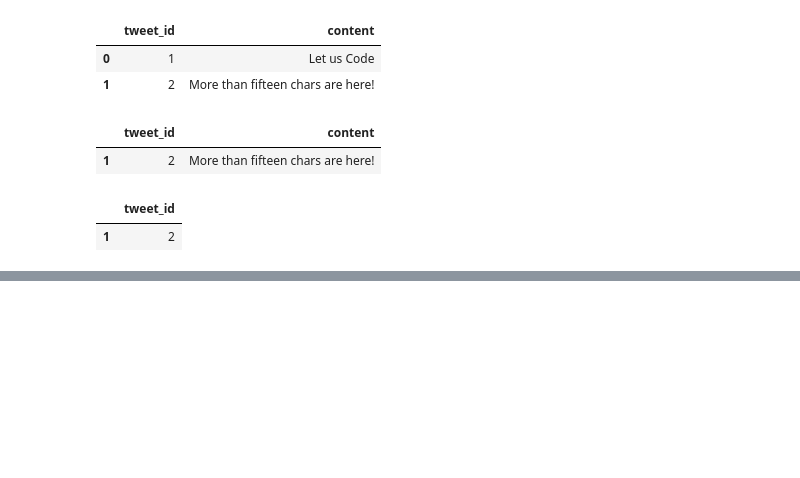
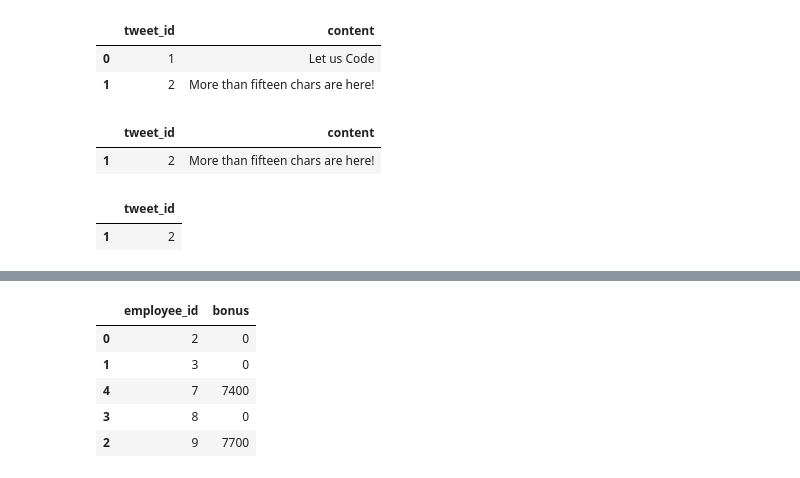
Before and after one commit to sayanarajasekhar/pandas, a Jupyter notebook: Leetcode_Pandas.ipynb, the cells around one changed output, grey strips where cells are left out. Cells and saved outputs as stored; diff of their text form; code cells hidden in the pictures; blank space fills up the shorter version.

```diff
--- a/Leetcode_Pandas.ipynb
+++ b/Leetcode_Pandas.ipynb
@@ -407,0 +502,14 @@ df.query('content.str.len() > 15')[['tweet_id']]
+# %%
+# df[(df['employee_id'] % 2 != 0) & (~df['name'].str.startswith('M'))]['employee_id']
+
+# Adding bonus based on the condition
+df['bonus'] = df['salary'].where((df['employee_id'] % 2 != 0) & (~df['name'].str.startswith('M')), 0)
+# %%
+df[['employee_id', 'bonus']].sort_values('employee_id')
+# %% [output]
+|  | employee_id | bonus |
+| 0 | 2 | 0 |
+| 1 | 3 | 0 |
+| 4 | 7 | 7400 |
+| 3 | 8 | 0 |
+| 2 | 9 | 7700 |
```
Also changed, not shown: parts of 5 cells of this notebook.
